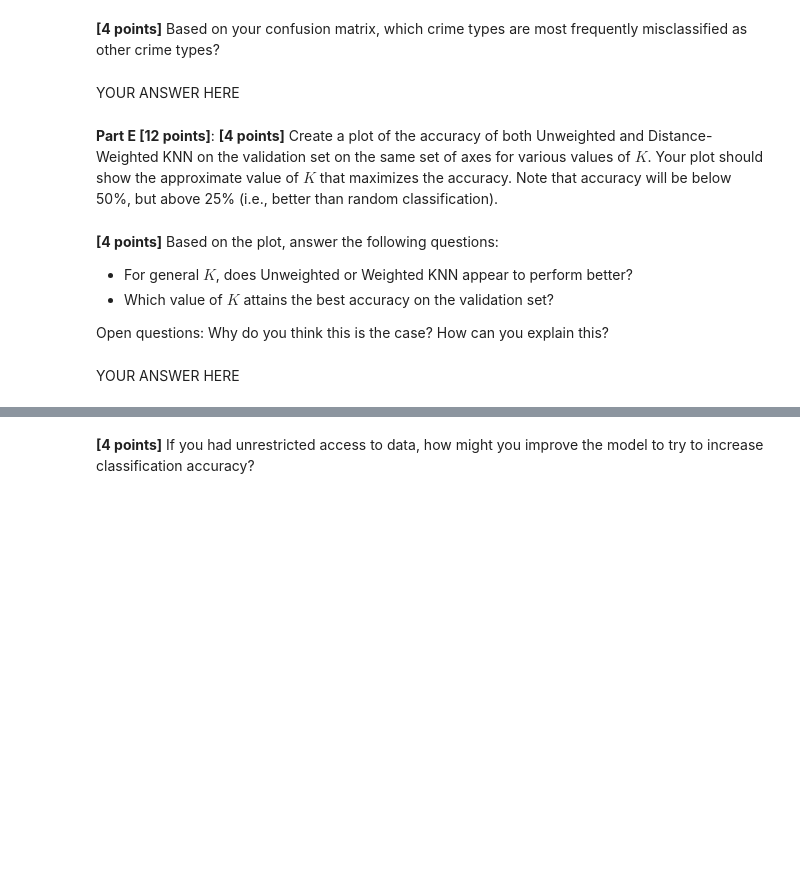
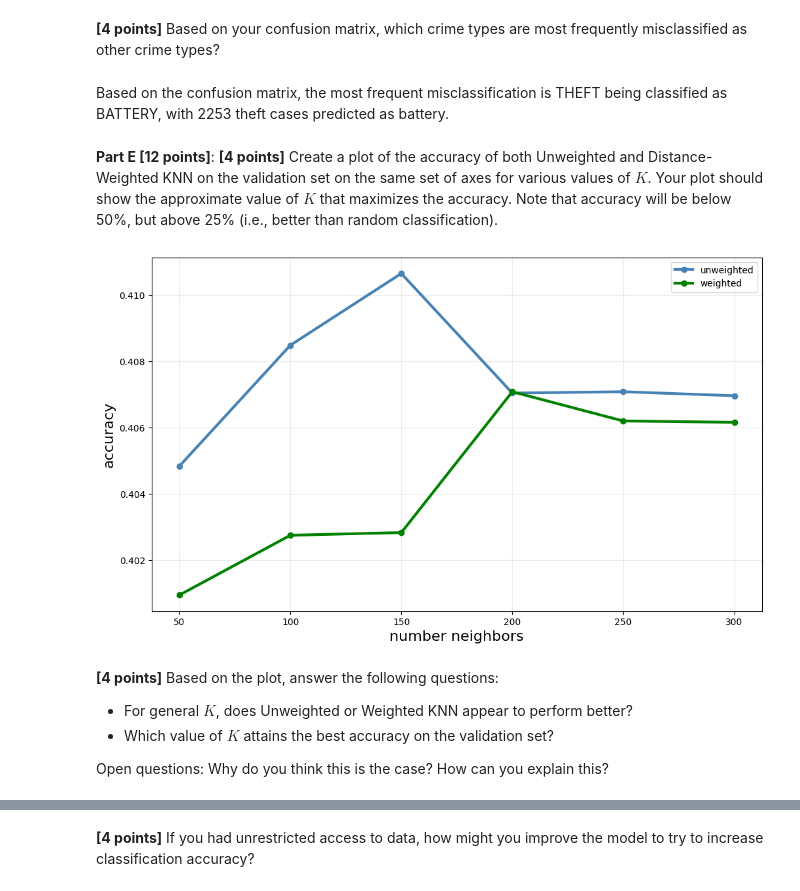
Before and after one commit to daniavayu/homework3-daniavayu, a Jupyter notebook: homework3.ipynb, the cells around one changed output, grey strips where cells are left out. Cells and saved outputs as stored; diff of their text form; code cells hidden in the pictures; blank space fills up the shorter version.

```diff
--- a/homework3.ipynb
+++ b/homework3.ipynb
@@ -1116,25 +1120,53 @@ KeyError: '[48495, 15249, 79166, 77742, 72968, 45893, 76640, 69228, 90555, 97378
 # %% [markdown]
 **[4 points]** Based on your confusion matrix, which crime types are most frequently misclassified as other crime types?
-# %% [markdown]
-YOUR ANSWER HERE
+# %% [markdown]
+Based on the confusion matrix, the most frequent misclassification is THEFT being classified as BATTERY, with 2253 theft cases predicted as battery.
 # %% [markdown]
 **Part E [12 points]**: **[4 points]** Create a plot of the accuracy of both Unweighted and Distance-Weighted KNN on the validation set on the same set of axes for various values of $K$. Your plot should show the approximate value of $K$ that maximizes the accuracy. Note that accuracy will be below 50%, but above 25% (i.e., better than random classification).
 # %%
 acc = []
 wacc = []
 allks = [50, 100, 150, 200, 250, 300]
 
-# YOUR CODE HERE
-raise NotImplementedError()
+for k in allks:
+    # Unweighted KNN for this value of k.
+    knn = KNN(
+        X_train.to_numpy(),
+        y_train.to_numpy(),
+        K=k,
+        distance_weighted=False
+    )
+
+    # Predict validation labels using unweighted KNN.
+    yhat_valid = knn.predict(X_val.to_numpy())
+
+    # Store unweighted accuracy.
+    acc.append(accuracy_score(y_val.to_numpy(), yhat_valid))
+
+    # Distance-weighted KNN for this value of k.
+    wknn = KNN(
+        X_train.to_numpy(),
+        y_train.to_numpy(),
+        K=k,
+        distance_weighted=True
+    )
+
+    # Predict validation labels using weighted KNN.
+    wyhat_valid = wknn.predict(X_val.to_numpy())
+
+    # Store weighted accuracy.
+    wacc.append(accuracy_score(y_val.to_numpy(), wyhat_valid))
 
 fig, ax = plt.subplots(nrows=1,ncols=1,figsize=(12, 7))
 ax.plot(allks, acc, marker="o", color="steelblue", lw=3, label="unweighted")
 ax.plot(allks, wacc, marker="o", color="green", lw=3, label="weighted")
 ax.set_xlabel("number neighbors", fontsize=16)
 ax.set_ylabel("accuracy", fontsize=16)
 ax.legend(loc="upper right")
 plt.xticks(range(50, 301, 50))
 ax.grid(alpha=0.25)
+# %% [output]
+[figure, added]
 # %% [markdown]
 **[4 points]** Based on the plot, answer the following questions:
 
@@ -1142,5 +1174,3 @@ ax.grid(alpha=0.25)
 - Which value of $K$ attains the best accuracy on the validation set?
 
 Open questions: Why do you think this is the case? How can you explain this?
-# %% [markdown]
-YOUR ANSWER HERE
```
Also changed, not shown: parts of 5 cells of this notebook.
